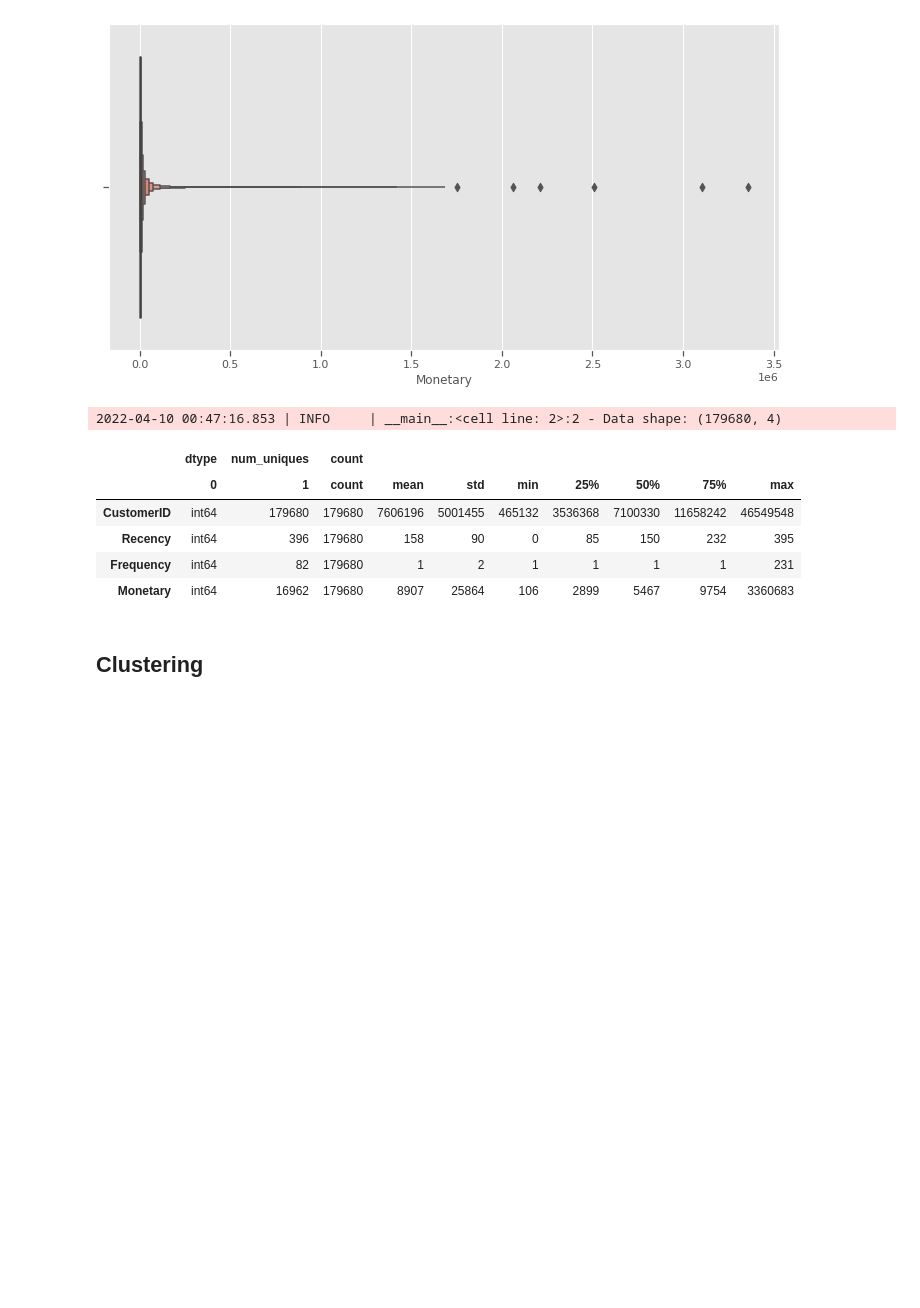
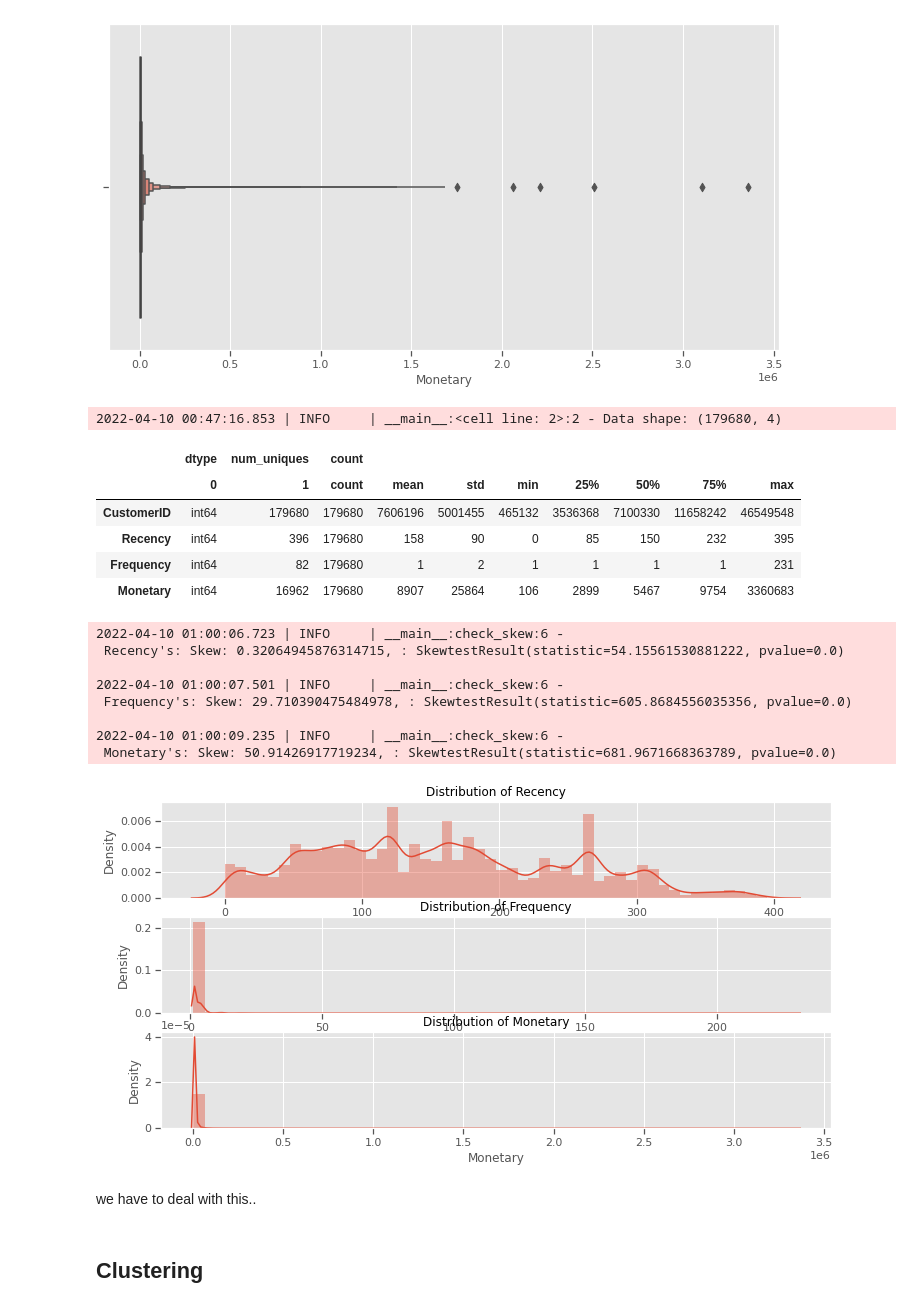
Before and after one commit to alephba/interview_tasks, a Jupyter notebook: src/notebook.ipynb, the cells around one changed output. Drawn from its saved outputs; the diff is of its cells as text; code cells hidden in the pictures; blank space fills up the shorter version.

```diff
--- a/src/notebook.ipynb
+++ b/src/notebook.ipynb
@@ -211,5 +211,30 @@ pd.concat([rfm_df.dtypes,
 | Recency | int64 | 396 | 179680 | 158 | 90 | 0 | 85 | 150 | 232 | 395 |
 | Frequency | int64 | 82 | 179680 | 1 | 2 | 1 | 1 | 1 | 1 | 231 |
 | Monetary | int64 | 16962 | 179680 | 8907 | 25864 | 106 | 2899 | 5467 | 9754 | 3360683 |
+# %%
+def check_skew(df_skew, column):
+    skew = stats.skew(df_skew[column])
+    skewtest = stats.skewtest(df_skew[column])
+    plt.title('Distribution of ' + column)
+    sns.distplot(df_skew[column])
+    logger.info(f"\n {column}'s: Skew: {skew}, : {skewtest} \n")
+    return
+
+
+for ind, i in enumerate(rfm_df.columns[1:]):
+    plt.subplot(3,1, ind+1)
+    check_skew(rfm_df, i)
+# %% [output]
+2022-04-10 01:00:06.723 | INFO     | __main__:check_skew:6 -
+ Recency's: Skew: 0.32064945876314715, : SkewtestResult(statistic=54.15561530881222, pvalue=0.0)
+
+2022-04-10 01:00:07.501 | INFO     | __main__:check_skew:6 -
+ Frequency's: Skew: 29.710390475484978, : SkewtestResult(statistic=605.8684556035356, pvalue=0.0)
+
+2022-04-10 01:00:09.235 | INFO     | __main__:check_skew:6 -
+ Monetary's: Skew: 50.91426917719234, : SkewtestResult(statistic=681.9671668363789, pvalue=0.0)
+[figure, added]
+# %% [markdown]
+we have to deal with this..
 # %% [markdown]
 ## Clustering
```
Also changed, not shown: parts of 2 cells of this notebook, 1 other file.
